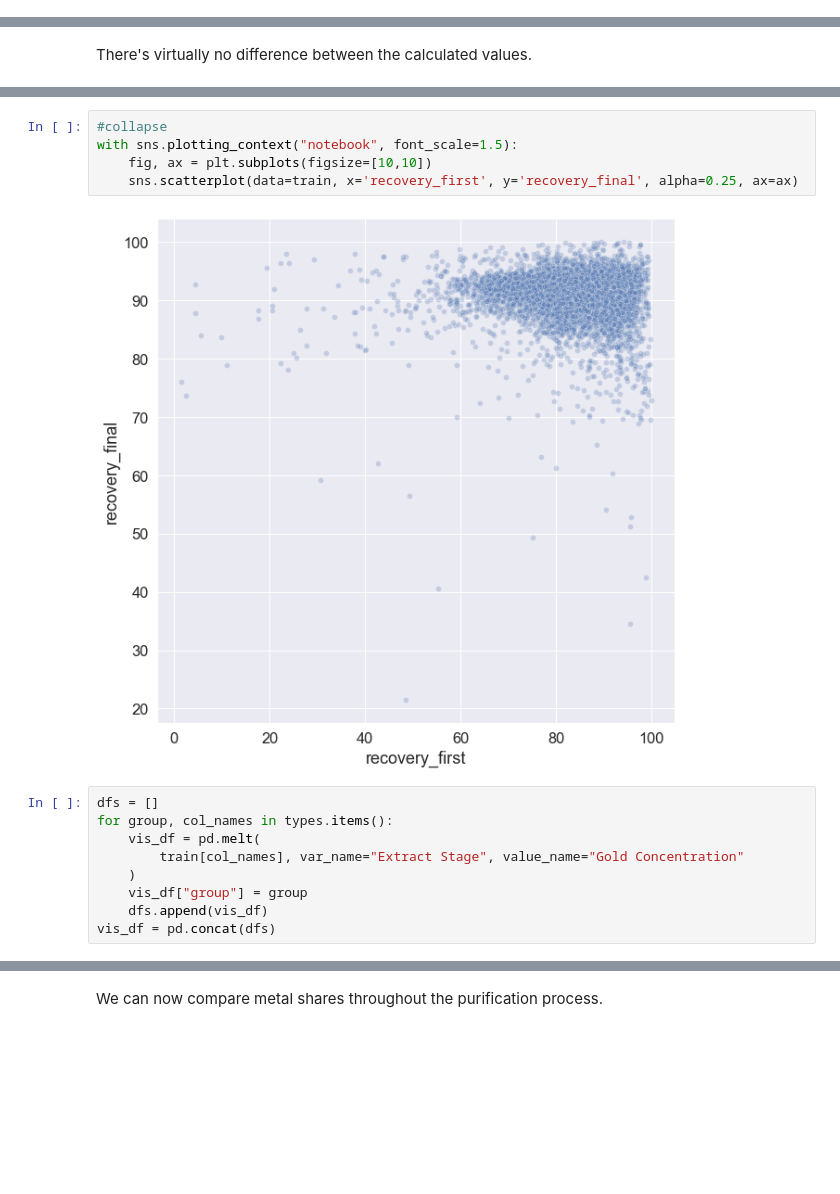
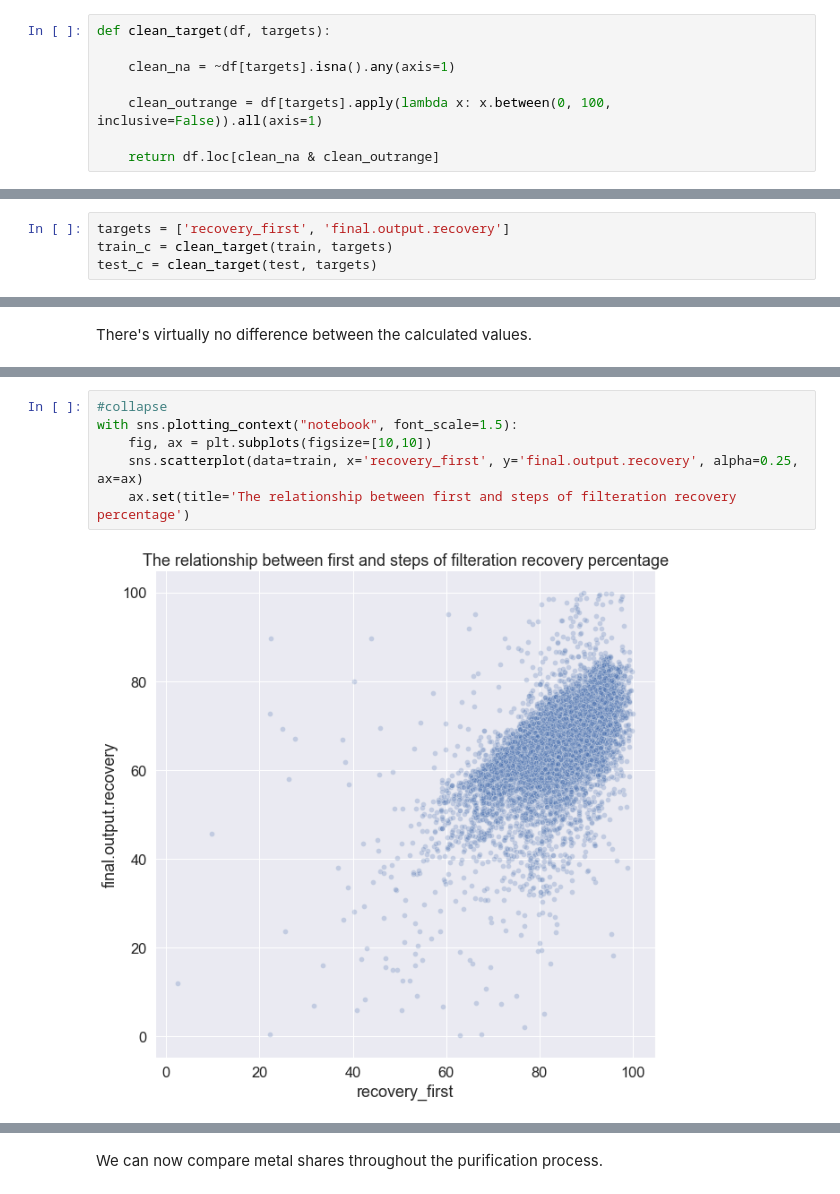
Before and after one commit to jordwil/ds_blog, a Jupyter notebook: _notebooks/2020-07-30-int-project-gold.ipynb, the cells around one changed output, grey strips where cells are left out. Cells and saved outputs as stored; diff of their text form; blank space fills up the shorter version.

Commit message:
Clarify plots, add more descriptions to plots, incl. more tags, change final target variable to reflect more accurate result

```diff
--- a/_notebooks/2020-07-30-int-project-gold.ipynb
+++ b/_notebooks/2020-07-30-int-project-gold.ipynb
@@ -125,4 +114,12 @@ def calc_recovery(C, F, T, conv_inf=True, conv_zero=True, conv_hund=True):
     return rec
+# %%
+def clean_target(df, targets):
+
+    clean_na = ~df[targets].isna().any(axis=1)
+
+    clean_outrange = df[targets].apply(lambda x: x.between(0, 100, inclusive=False)).all(axis=1)
+
+    return df.loc[clean_na & clean_outrange]
 # %%
 datasets = [train, test]
 
@@ -152,3 +141,7 @@ test_c = test.loc[~test[types.keys()].isna().apply(any, axis=1)]
+# %%
+targets = ['recovery_first', 'final.output.recovery']
+train_c = clean_target(train, targets)
+test_c = clean_target(test, targets)
 # %%
 print(f"After filtering, we are retaining {(train_c.shape[0]/train.shape[0]):.2%} of the training data")
 print(f"After filtering, we are retaining {(test_c.shape[0]/test.shape[0]):.2%} of the testing data")
@@ -234,16 +218,8 @@ plt.show()
 # %%
 #collapse
 with sns.plotting_context("notebook", font_scale=1.5):
     fig, ax = plt.subplots(figsize=[10,10])
-    sns.scatterplot(data=train, x='recovery_first', y='recovery_final', alpha=0.25, ax=ax)
+    sns.scatterplot(data=train, x='recovery_first', y='final.output.recovery', alpha=0.25, ax=ax)
+    ax.set(title='The relationship between first and steps of filteration recovery percentage')
 # %% [output]
-[figure, old version]
+[figure, new version]
-# %%
-dfs = []
-for group, col_names in types.items():
-    vis_df = pd.melt(
-        train[col_names], var_name="Extract Stage", value_name="Gold Concentration"
-    )
-    vis_df["group"] = group
-    dfs.append(vis_df)
-vis_df = pd.concat(dfs)
```
Also changed, not shown: parts of 31 cells of this notebook.
